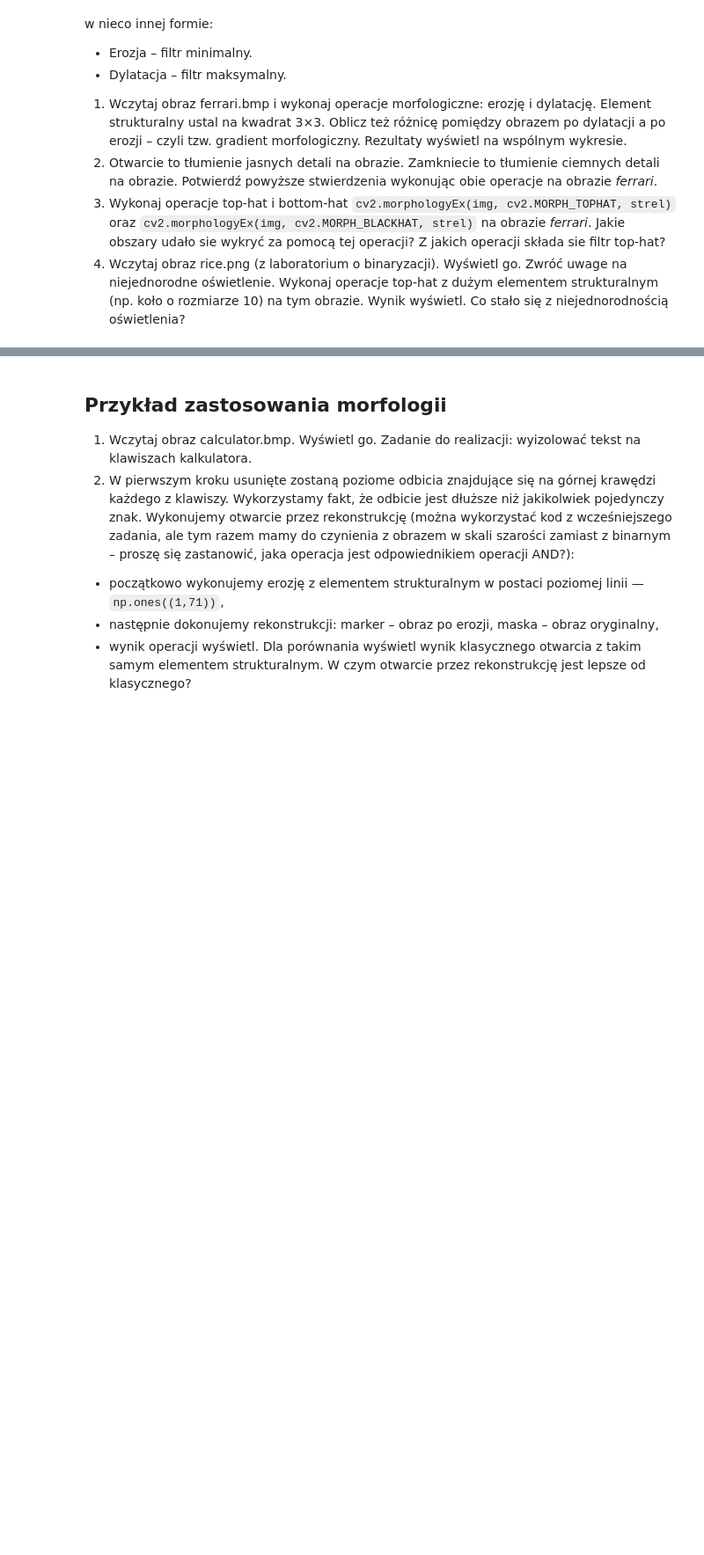
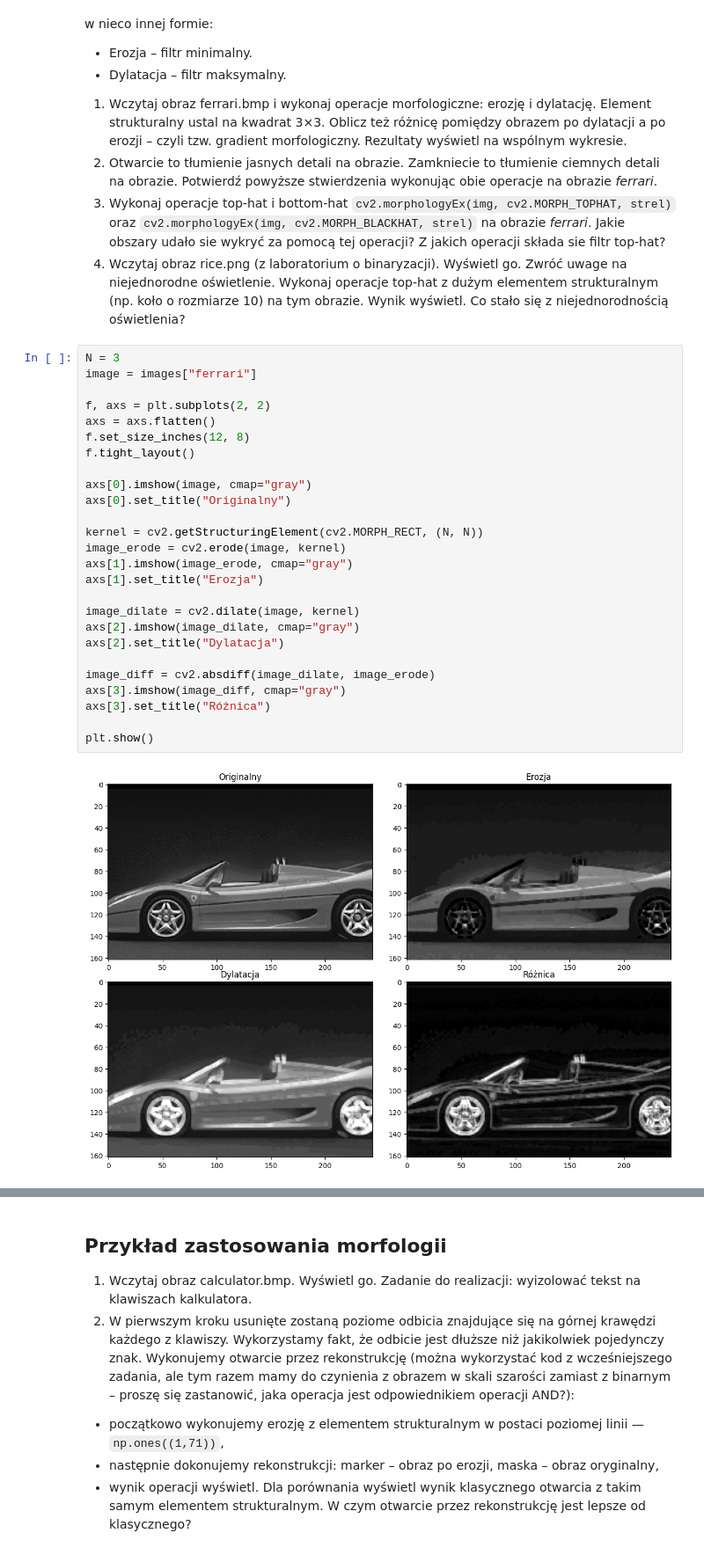
Before and after one commit to rmesek/wcpo-agh-2024, a Jupyter notebook: lab7/10_morphology.ipynb, the cells around one changed output, grey strips where cells are left out. Shown at 88% size. Drawn from its saved outputs; the diff is of its cells as text; blank space fills up the shorter version.

```diff
--- a/lab7/10_morphology.ipynb
+++ b/lab7/10_morphology.ipynb
@@ -314,3 +353,31 @@ Wszystkie dotychczasowe operacje (oprócz transformacji trafi, nie trafi) mają
 2. Otwarcie to tłumienie jasnych detali na obrazie. Zamkniecie to tłumienie ciemnych detali na obrazie. Potwierdź powyższe stwierdzenia wykonując obie operacje na obrazie _ferrari_.
 3. Wykonaj operacje top-hat i bottom-hat `cv2.morphologyEx(img, cv2.MORPH_TOPHAT, strel)` oraz `cv2.morphologyEx(img, cv2.MORPH_BLACKHAT, strel)` na obrazie _ferrari_. Jakie obszary udało sie wykryć za pomocą tej operacji? Z jakich operacji składa sie filtr top-hat?
 4. Wczytaj obraz rice.png (z laboratorium o binaryzacji). Wyświetl go. Zwróć uwage na niejednorodne oświetlenie. Wykonaj operacje top-hat z dużym elementem strukturalnym (np. koło o rozmiarze 10) na tym obrazie. Wynik wyświetl. Co stało się z niejednorodnością oświetlenia?
+# %%
+N = 3
+image = images["ferrari"]
+
+f, axs = plt.subplots(2, 2)
+axs = axs.flatten()
+f.set_size_inches(12, 8)
+f.tight_layout()
+
+axs[0].imshow(image, cmap="gray")
+axs[0].set_title("Originalny")
+
+kernel = cv2.getStructuringElement(cv2.MORPH_RECT, (N, N))
+image_erode = cv2.erode(image, kernel)
+axs[1].imshow(image_erode, cmap="gray")
+axs[1].set_title("Erozja")
+
+image_dilate = cv2.dilate(image, kernel)
+axs[2].imshow(image_dilate, cmap="gray")
+axs[2].set_title("Dylatacja")
+
+image_diff = cv2.absdiff(image_dilate, image_erode)
+axs[3].imshow(image_diff, cmap="gray")
+axs[3].set_title("Różnica")
+
+plt.show()
+# %% [output]
+[figure, added]
```
Also changed, not shown: parts of 4 cells of this notebook.
